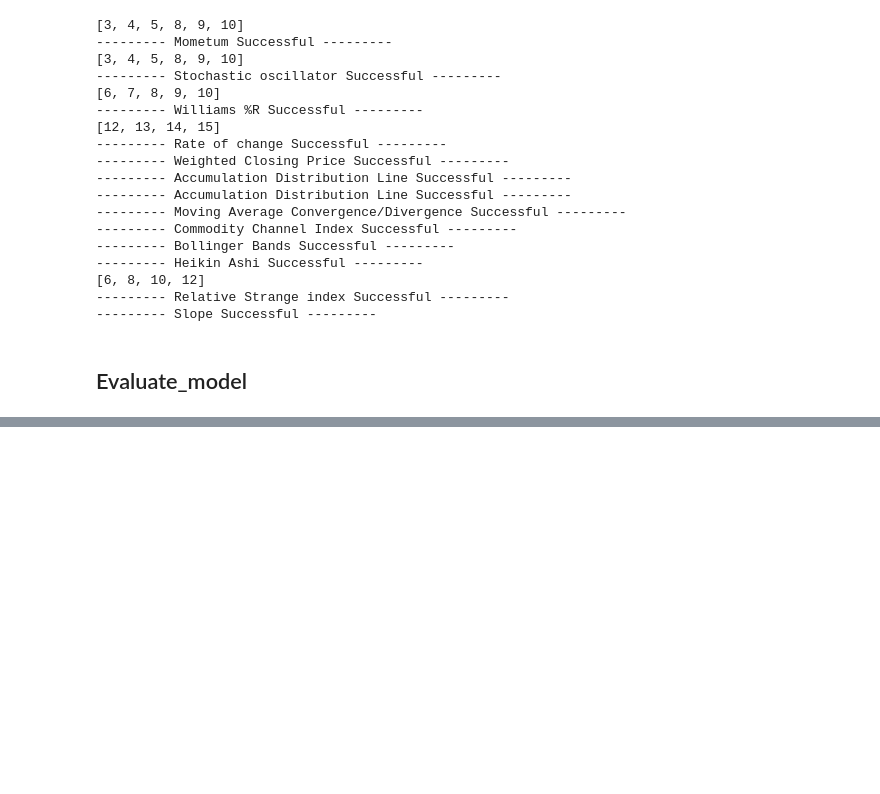
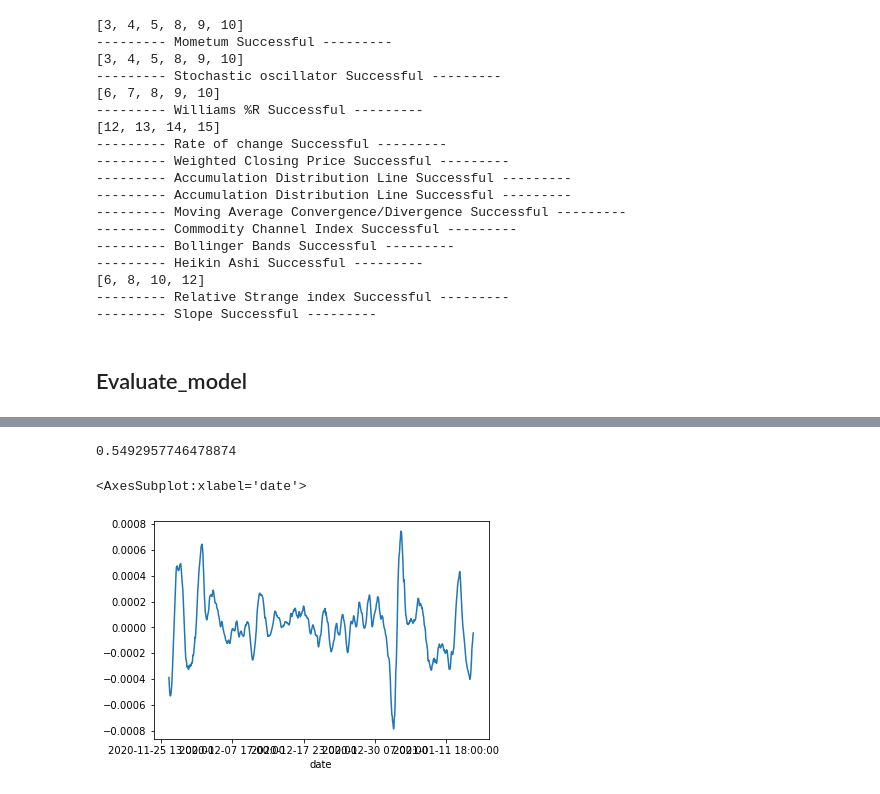
Before and after one commit to pannawit2541/Forex-Trend-Prediction, a Jupyter notebook: API/Evaluate.ipynb, the cells around one changed output, grey strips where cells are left out. Saved outputs shown, nothing was run; the diff lists cells and outputs as text; code cells hidden in the pictures; blank space fills up the shorter version.

Commit message:
update trend

```diff
--- a/API/Evaluate.ipynb
+++ b/API/Evaluate.ipynb
@@ -385,0 +386,3 @@ accuracy_score(pred_trend,true_trend)
+# %%
+pred = yhat['close'].copy()
+true = Y['close_24'].copy()
@@ -385,0 +403,31 @@ accuracy_score(pred_trend,true_trend)
+# %%
+def calc_slope(x):
+    slope = np.polyfit(range(len(x)), x, 1)[0]
+    return slope
+pred_result = pred.rolling(24).apply(calc_slope,raw=False)
+ture_result = true.rolling(24).apply(calc_slope,raw=False)
+pred_trend = []
+true_trend = []
+pred_slope = pred_result.values
+ture_slope = ture_result.values
+for i in range(24,len(pred_slope)):
+    if pred_slope[i] >= 0:
+        pred_trend.append(1)
+    else:
+        pred_trend.append(0)
+
+for i in range(24,len(ture_slope)):
+    if ture_slope[i] >= 0:
+        true_trend.append(1)
+    else :
+        true_trend.append(0)
+# %%
+from sklearn.metrics import accuracy_score
+accuracy_score(pred_trend,true_trend)
+# %% [output]
+0.5492957746478874
+# %%
+pred_result.plot()
+# %% [output]
+<AxesSubplot:xlabel='date'>
+[figure, added]
```
Also changed, not shown: parts of 5 cells of this notebook.
